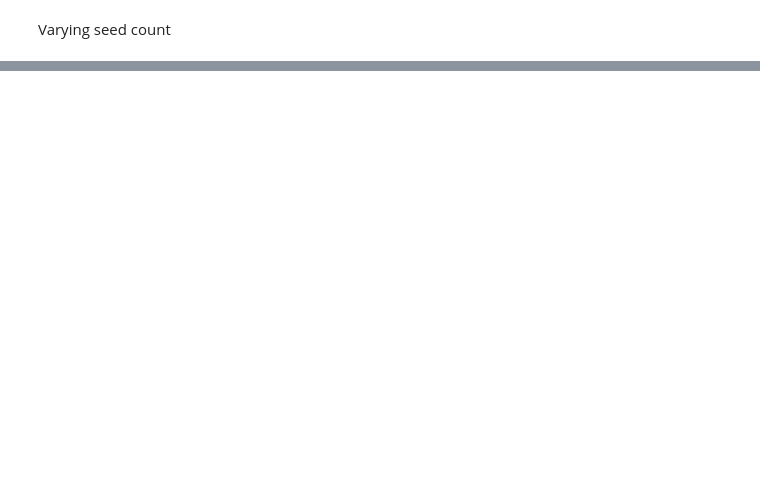
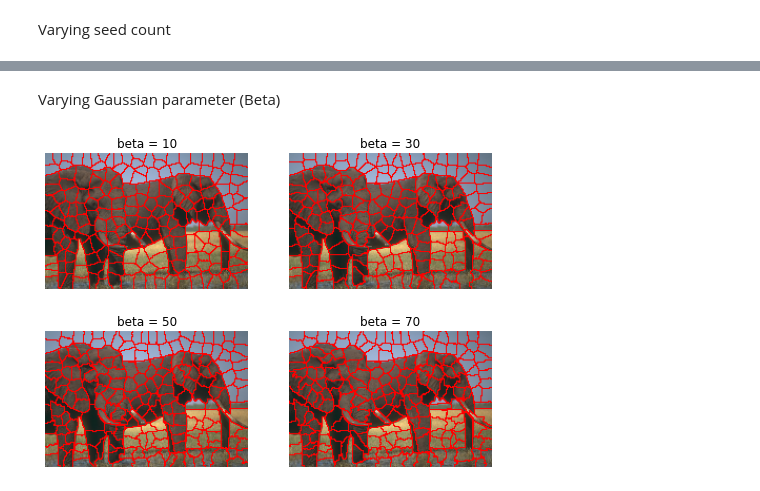
Before and after one commit to ishaanshah/lrw_superpixel, a Jupyter notebook: experiments.ipynb, the cells around one changed output, grey strips where cells are left out. Cells and saved outputs as stored; diff of their text form; code cells hidden in the pictures; blank space fills up the shorter version.

```diff
--- a/experiments.ipynb
+++ b/experiments.ipynb
@@ -79,0 +127,25 @@ for i in range(1):
+# %% [markdown]
+Varying Gaussian parameter (Beta)
+# %%
+betas = [10, 30, 50, 70]
+fig, axs = plt.subplots(2, 2, figsize=(8, 6))
+
+for i in tqdm(range(len(betas))):
+    seeds = generate_seeds(nsp, im2double(gray_img/255))
+    res, seeds, iters = energy_opt(orig_img.copy(), seeds, alpha, nsp, niters_max, betas[i], thres, True)
+    bmap = seg2bmap(res, Y, X)
+    idx = np.nonzero(bmap > 0)
+    bmap_on_img = orig_img.copy()
+    if len(bmap_on_img.shape) == 3:
+        bmap_on_img[idx[0], idx[1], 0] = 255
+        bmap_on_img[idx[0], idx[1], 1] = 0
+        bmap_on_img[idx[0], idx[1], 2] = 0
+    else:
+        bmap_on_img[idx[0], idx[1]] = 0
+
+
+    axs[i//2, i%2].imshow(bmap_on_img)
+    axs[i//2, i%2].title.set_text(f"beta = {betas[i]}")
+    axs[i//2, i%2].axis('off');
+# %% [output]
+[figure, added]
```
Also changed, not shown: parts of 7 cells of this notebook, 1 other file.
